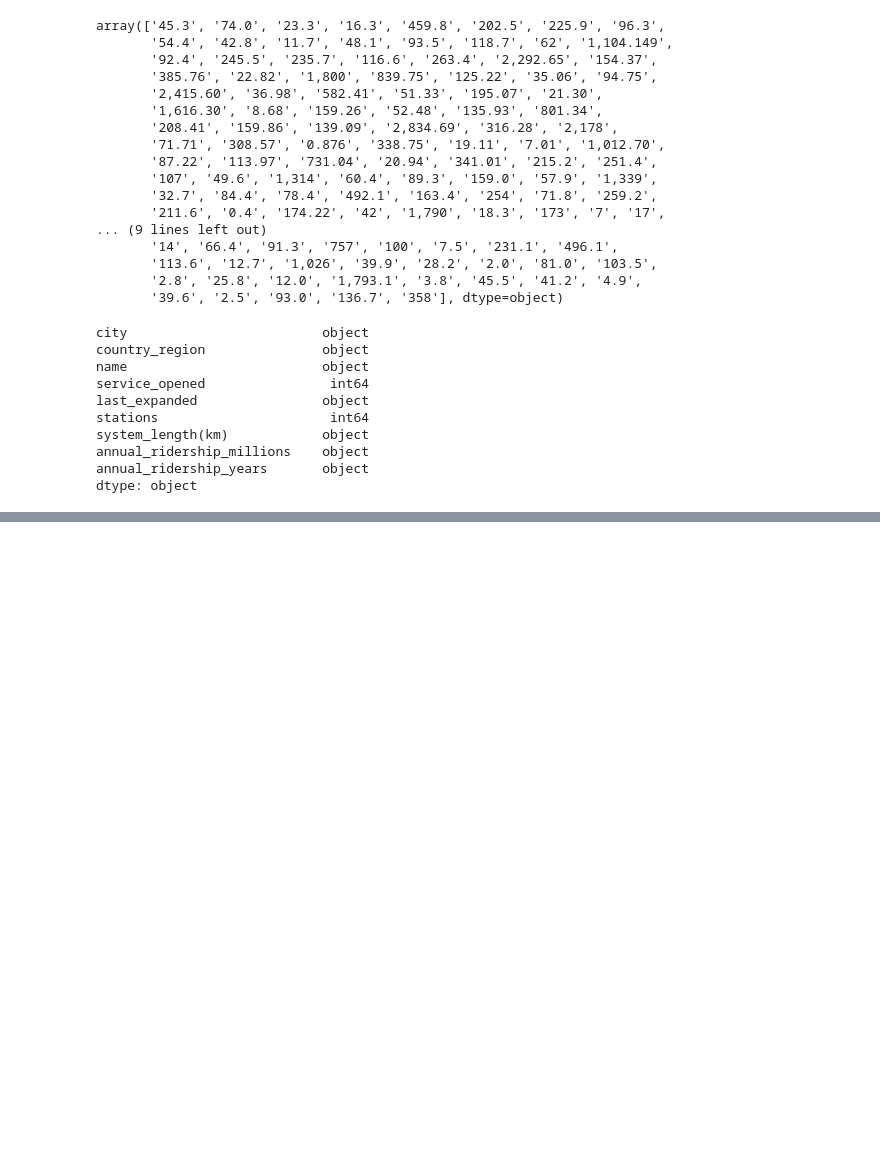
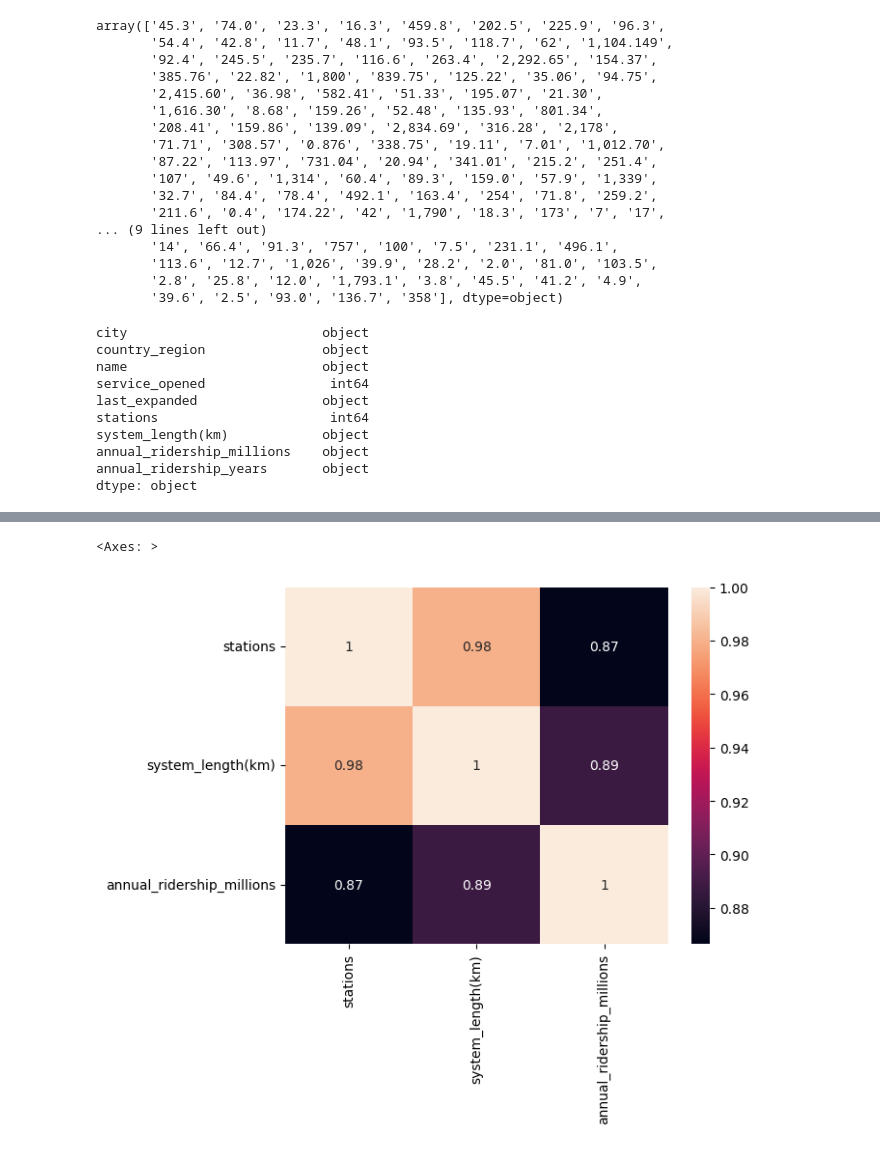
Before and after one commit to gitbarok/Metro-System-Worldwide-EDA, a Jupyter notebook: eda.ipynb, the cells around one changed output, grey strips where cells are left out. Saved outputs shown, nothing was run; the diff lists cells and outputs as text; code cells hidden in the pictures; blank space fills up the shorter version.

```diff
--- a/eda.ipynb
+++ b/eda.ipynb
@@ -179,0 +224,5 @@ df.query("country_region == 'China'")
+# %%
+sns.heatmap(df_corr, annot=True)
+# %% [output]
+<Axes: >
+[figure, added]
```
Also changed, not shown: parts of 8 cells of this notebook.
